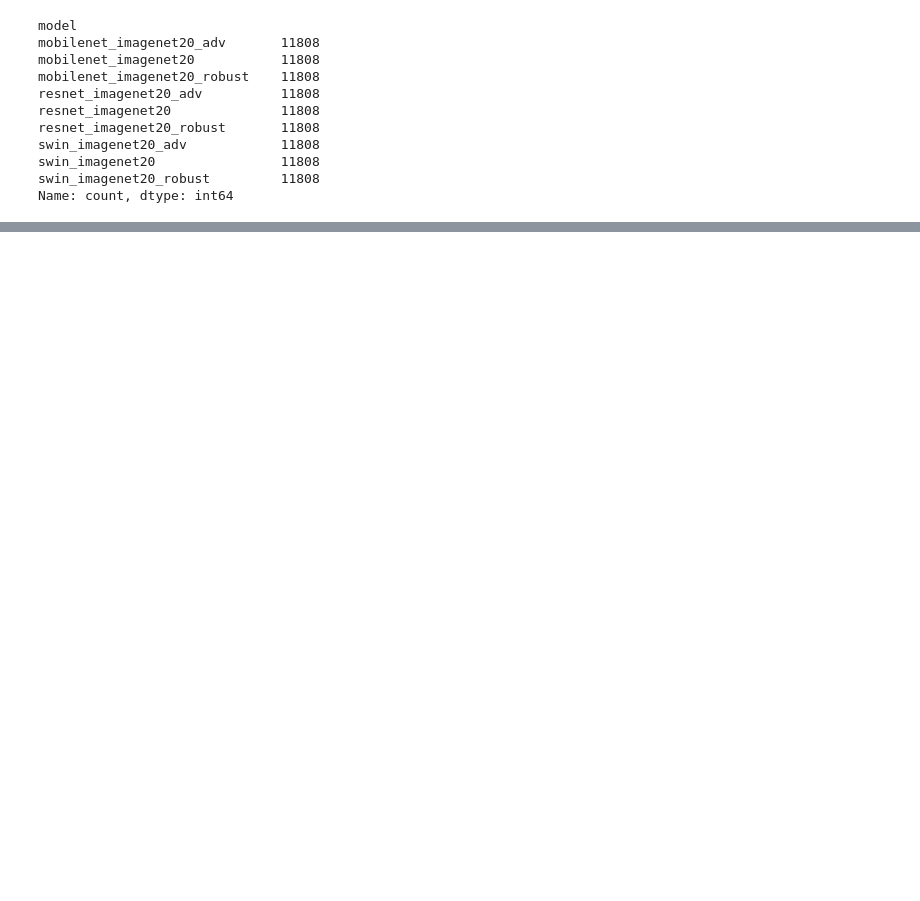
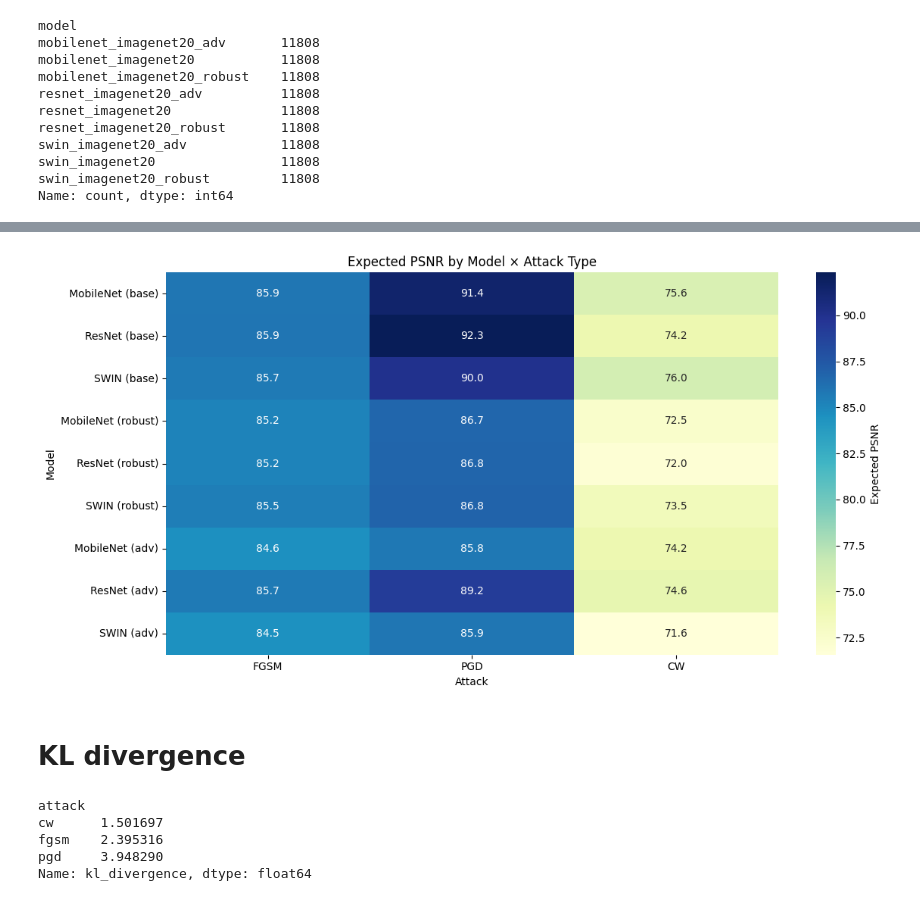
Before and after one commit to murrodroid/AdversarialAttacks, a Jupyter notebook: statistical_tests/stats_tests_full_comparions.ipynb, the cells around one changed output, grey strips where cells are left out. Cells and saved outputs as stored; diff of their text form; code cells hidden in the pictures; blank space fills up the shorter version.

```diff
--- a/statistical_tests/stats_tests_full_comparions.ipynb
+++ b/statistical_tests/stats_tests_full_comparions.ipynb
@@ -190,0 +197,42 @@ plt.show()
+# %%
+intercept = 75.583
+fgsm_main = 10.292
+pgd_main = 15.862
+
+# Expected values
+data = [
+    # FGSM, PGD, CW
+    [intercept + fgsm_main, intercept + pgd_main, intercept],  # Base MobileNet
+    [intercept - 1.356 + fgsm_main + 1.409, intercept - 1.356 + pgd_main + 2.237, intercept - 1.356],  # Base ResNet
+    [intercept + 0.398 + fgsm_main - 0.533, intercept + 0.398 + pgd_main -1.843 , intercept + 0.398],  # Base SWIN
+    [intercept - 3.054 + fgsm_main + 2.409, intercept - 3.054 + pgd_main - 1.705, intercept - 3.054],  # Robust MobileNet
+    [intercept - 3.624 + fgsm_main + 2.948, intercept - 3.624 + pgd_main - 1.055, intercept - 3.624],  # Robust ResNet
+    [intercept - 2.052 + fgsm_main + 1.638, intercept - 2.052 + pgd_main - 2.558, intercept - 2.052],  # Robust SWIN
+    [intercept - 1.377 + fgsm_main + 0.063, intercept - 1.377 + pgd_main - 4.235, intercept - 1.377],  # Adv MobileNet
+    [intercept - 1.010 + fgsm_main + 0.868, intercept - 1.010 + pgd_main - 1.236, intercept - 1.010],  # Adv ResNet
+    [intercept - 4.015 + fgsm_main + 2.665, intercept - 4.015 + pgd_main - 1.574, intercept - 4.015],  # Adv SWIN
+]
+
+# Labels
+models = [
+    "MobileNet (base)", "ResNet (base)", "SWIN (base)",
+    "MobileNet (robust)", "ResNet (robust)", "SWIN (robust)",
+    "MobileNet (adv)", "ResNet (adv)", "SWIN (adv)"
+]
+attacks = ["FGSM", "PGD", "CW"]
+
+# Create DataFrame
+df = pd.DataFrame(data, index=models, columns=attacks)
+
+# Plot heatmap
+plt.figure(figsize=(12, 6))
+sns.heatmap(df, annot=True, fmt=".1f", cmap="YlGnBu", cbar_kws={'label': 'Expected PSNR'})
+plt.title("Expected PSNR by Model × Attack Type")
+plt.ylabel("Model")
+plt.xlabel("Attack")
+plt.tight_layout()
+plt.show()
+# %% [output]
+[figure, added]
+# %% [markdown]
+# KL divergence
@@ -190,0 +256,8 @@ plt.show()
+# %%
+print(df_total.groupby("attack")["kl_divergence"].mean())
+# %% [output]
+attack
+cw      1.501697
+fgsm    2.395316
+pgd     3.948290
+Name: kl_divergence, dtype: float64
```
Also changed, not shown: parts of 25 cells of this notebook, 3 other files.
